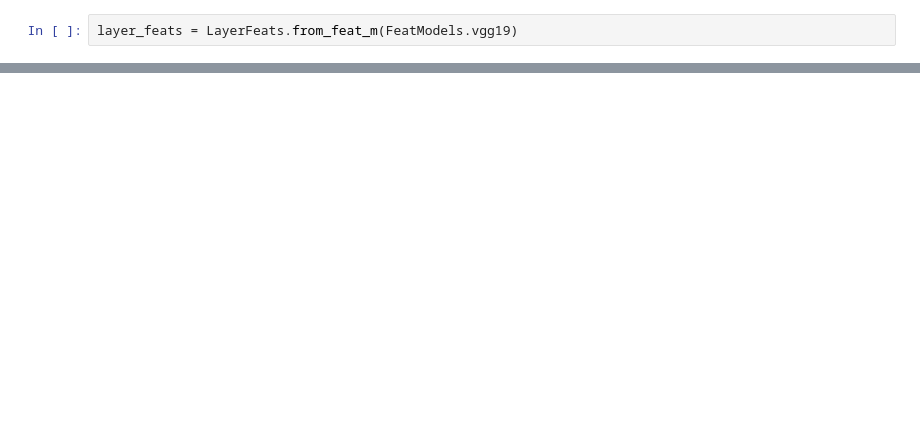
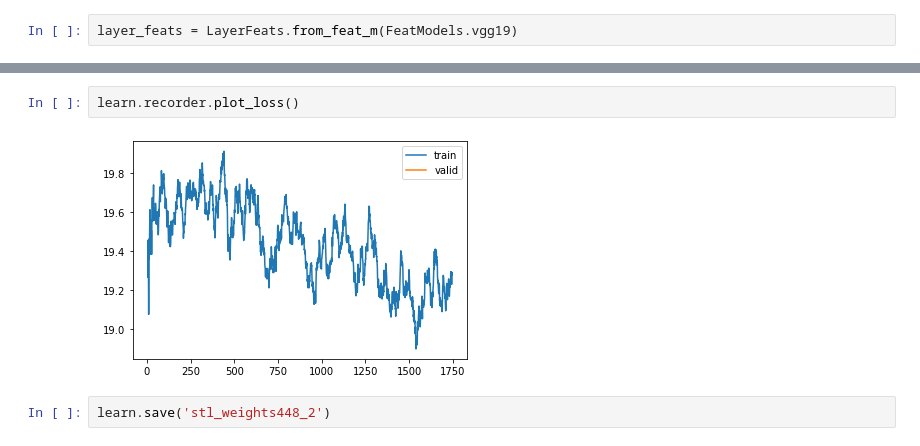
Before and after one commit to lgvaz/faststyle, a Jupyter notebook: examples/style_weigths.ipynb, the cells around one changed output, grey strips where cells are left out. Cells and saved outputs as stored; diff of their text form; blank space fills up the shorter version.

```diff
--- a/examples/style_weigths.ipynb
+++ b/examples/style_weigths.ipynb
@@ -46 +61,7 @@ learn.fit_one_cycle(5, 1e-3)
+# %%
+learn.recorder.plot_loss()
+# %% [output]
+[figure, added]
+# %%
+learn.save('stl_weights448_2')
 # %%
```
Also changed, not shown: parts of 16 cells of this notebook.
